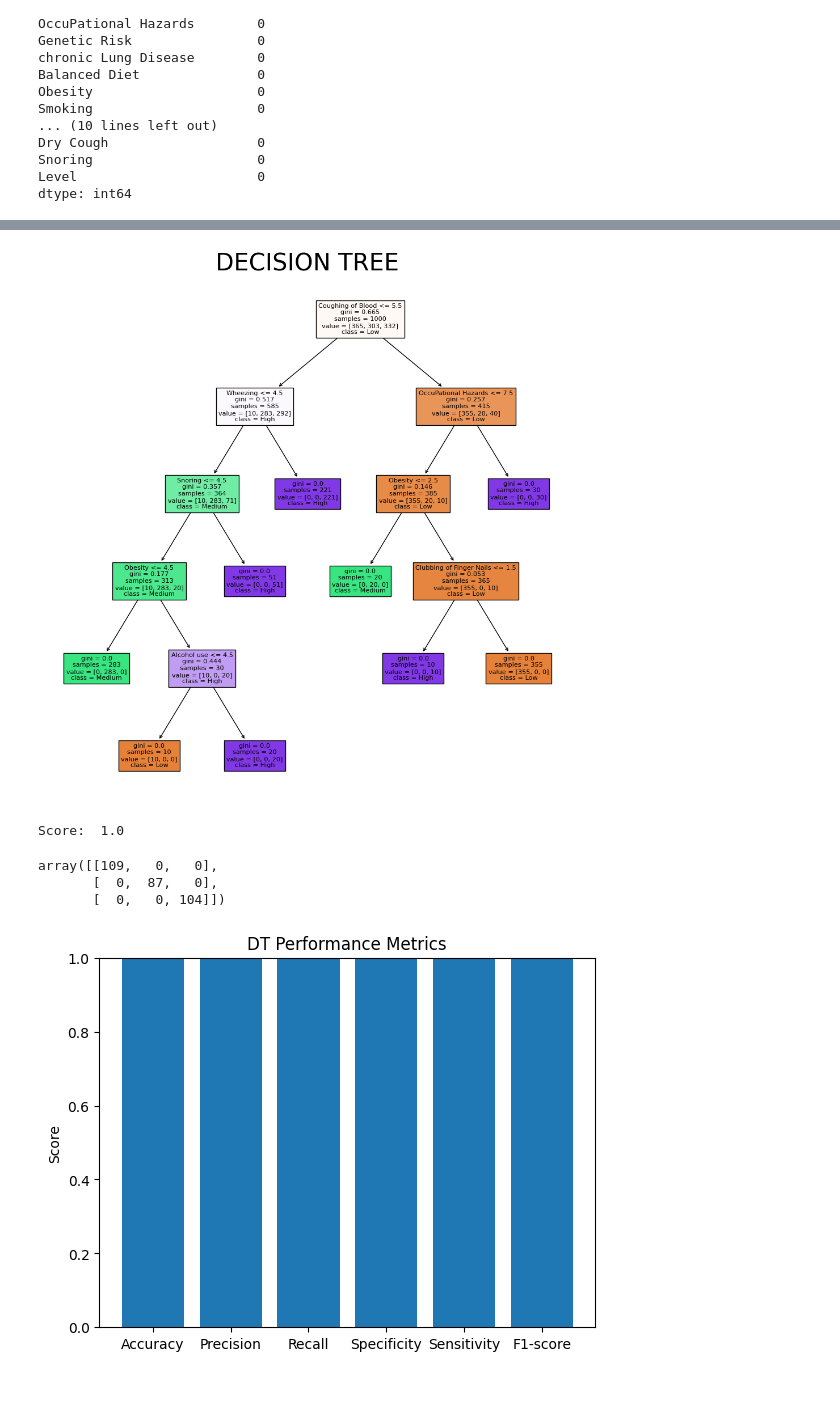
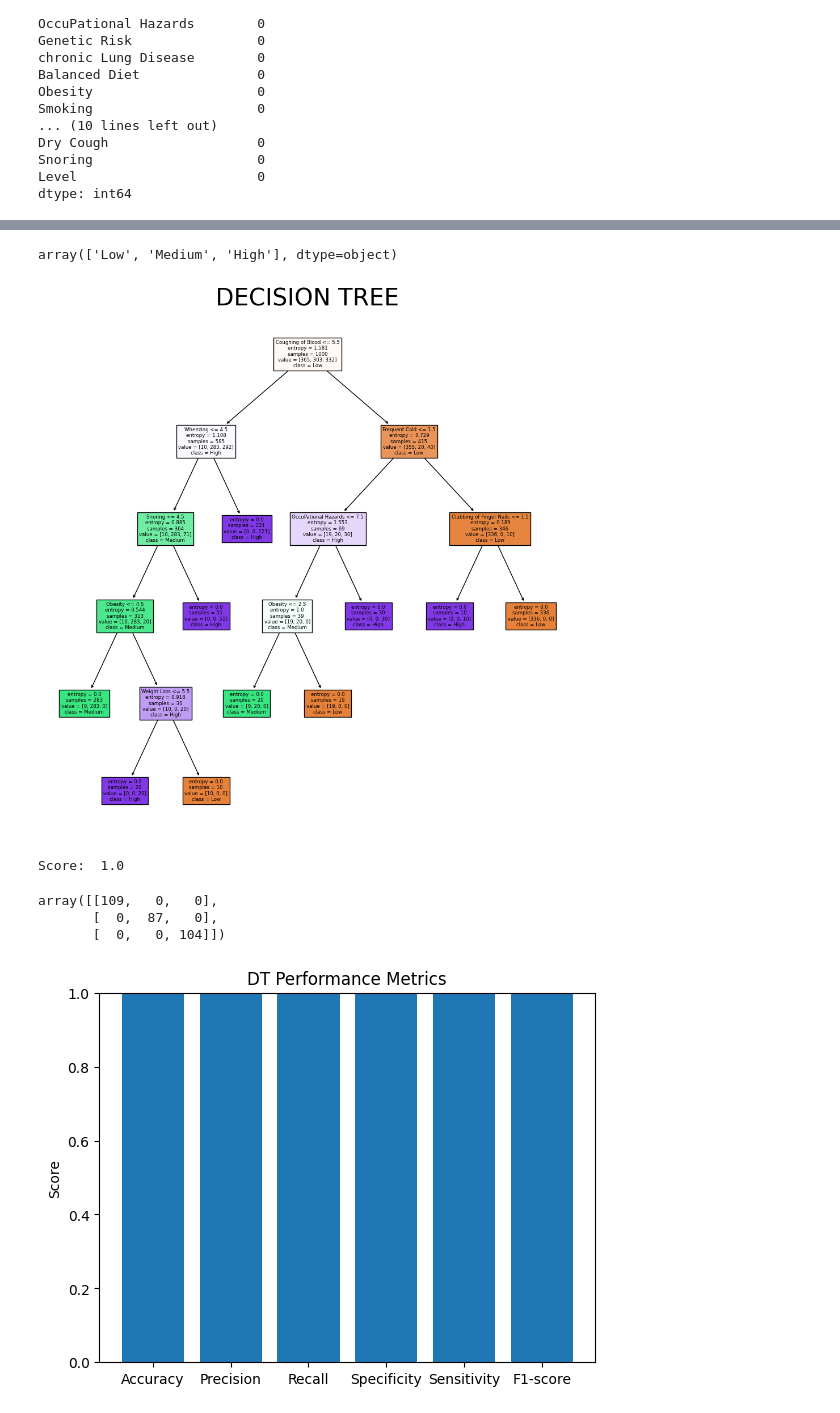
Before and after one commit to iannico322/ML-Project, a Jupyter notebook: ML-Project.ipynb, the cells around one changed output, grey strips where cells are left out. Drawn from its saved outputs; the diff is of its cells as text; code cells hidden in the pictures.

```diff
--- a/ML-Project.ipynb
+++ b/ML-Project.ipynb
@@ -103,21 +100,27 @@ array(['Low', 'Medium', 'High'], dtype=object)
+# %%
+# Get the labels of the targetClass
+c_labels = targetClass.unique()
+c_labels
+# %% [output]
+array(['Low', 'Medium', 'High'], dtype=object)
 # %%
 from sklearn import tree
 import matplotlib.pyplot as plt
 
 
 # Create a decision tree classifier
-dt_model = tree.DecisionTreeClassifier()
+dt_model = tree.DecisionTreeClassifier(criterion='entropy')
 
 # Train the classifier on the iris dataset
 dt_model = dt_model.fit(features, targetClass)
 
 # Plot the decision tree
 fig, ax = plt.subplots(figsize=(12, 12))
 tree.plot_tree(dt_model, filled=True, feature_names=f_labels, class_names=c_labels)
 ax.set_title("DECISION TREE", fontsize=30, ha='center', va='center')
 plt.show()
 # %% [output]
-[figure, old version]
+[figure, new version]
 # %%
 score = dt_model .score(X_train, y_train)
 dt_predict_y =dt_model.predict(X_test)
@@ -125,13 +128,12 @@ dt_predict_y =dt_model.predict(X_test)
 print("Score: ",score)
 # %% [output]
 Score:  1.0
-# %%
-from sklearn.metrics import accuracy_score, confusion_matrix
-confusion_matrix(y_test,dt_predict_y)
-# %% [output]
-array([[109,   0,   0],
-       [  0,  87,   0],
-       [  0,   0, 104]])
+# %%
+confusion_matrix(y_test,dt_predict_y)
+# %% [output]
+array([[109,   0,   0],
+       [  0,  87,   0],
+       [  0,   0, 104]])
 # %%
 #Calculating the performance scores
 dt_tp1, dt_tp2, dt_tp3 = 109, 87, 104
```
Also changed, not shown: parts of 4 cells of this notebook.
